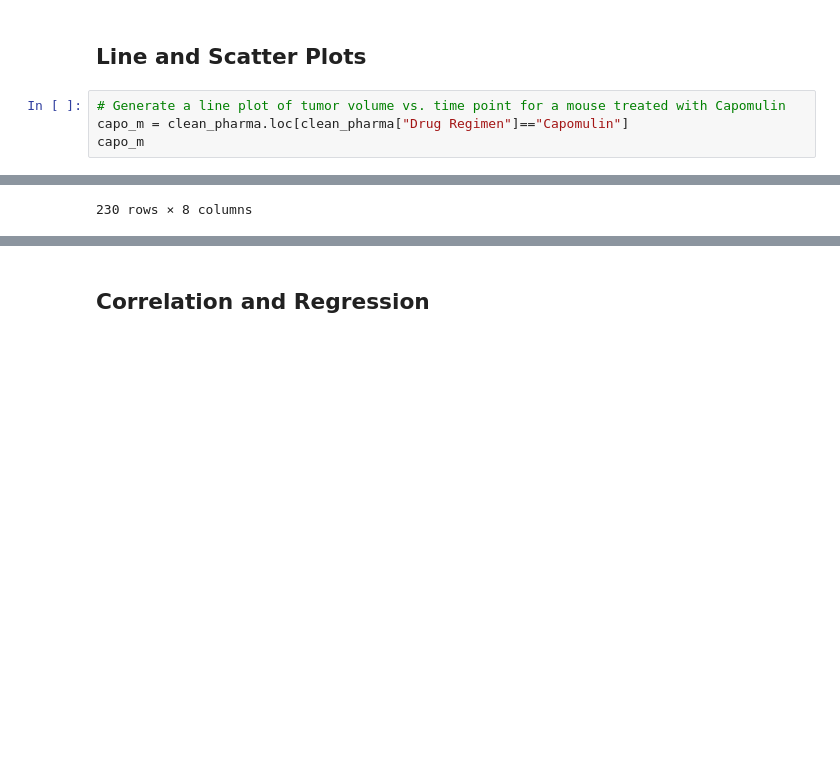
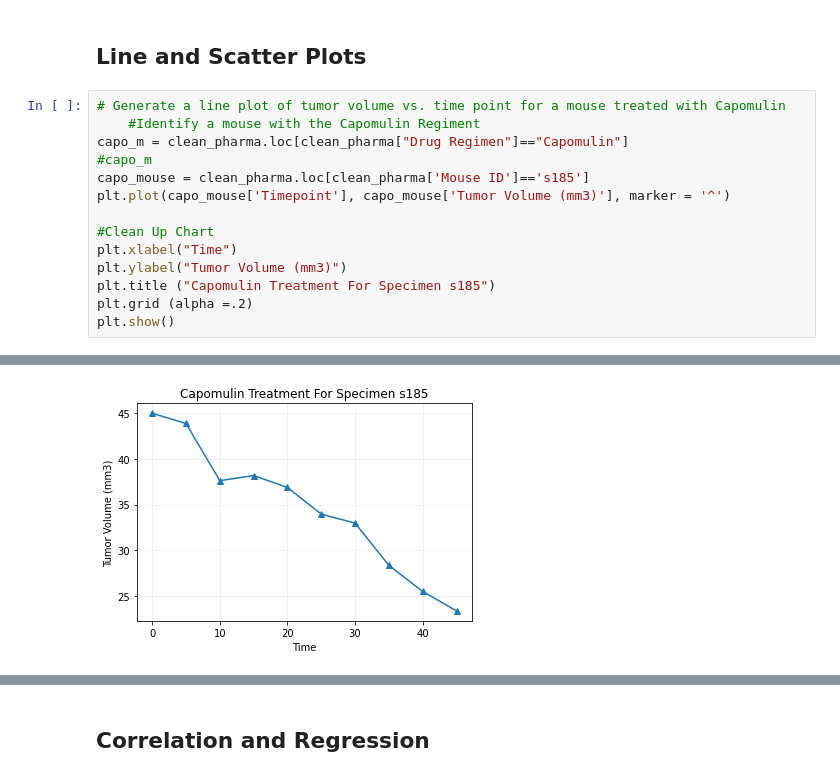
Before and after one commit to kevinsmith78/Pymaceuticals, a Jupyter notebook: main.ipynb, the cells around one changed output, grey strips where cells are left out. Cells and saved outputs as stored; diff of their text form; blank space fills up the shorter version.

```diff
--- a/main.ipynb
+++ b/main.ipynb
@@ -440,6 +420,16 @@ plt.show()
 ## Line and Scatter Plots
 # %%
 # Generate a line plot of tumor volume vs. time point for a mouse treated with Capomulin
+    #Identify a mouse with the Capomulin Regiment
 capo_m = clean_pharma.loc[clean_pharma["Drug Regimen"]=="Capomulin"]
-capo_m
+#capo_m
+capo_mouse = clean_pharma.loc[clean_pharma['Mouse ID']=='s185']
+plt.plot(capo_mouse['Timepoint'], capo_mouse['Tumor Volume (mm3)'], marker = '^')
+
+#Clean Up Chart
+plt.xlabel("Time")
+plt.ylabel("Tumor Volume (mm3)")
+plt.title ("Capomulin Treatment For Specimen s185")
+plt.grid (alpha =.2)
+plt.show()
 # %% [output]
@@ -458,3 +436,3 @@ capo_m
-230 rows × 8 columns
+[figure, added]
 # %%
 # Generate a scatter plot of average tumor volume vs. mouse weight for the Capomulin regimen
```
Also changed, not shown: parts of 5 cells of this notebook.
